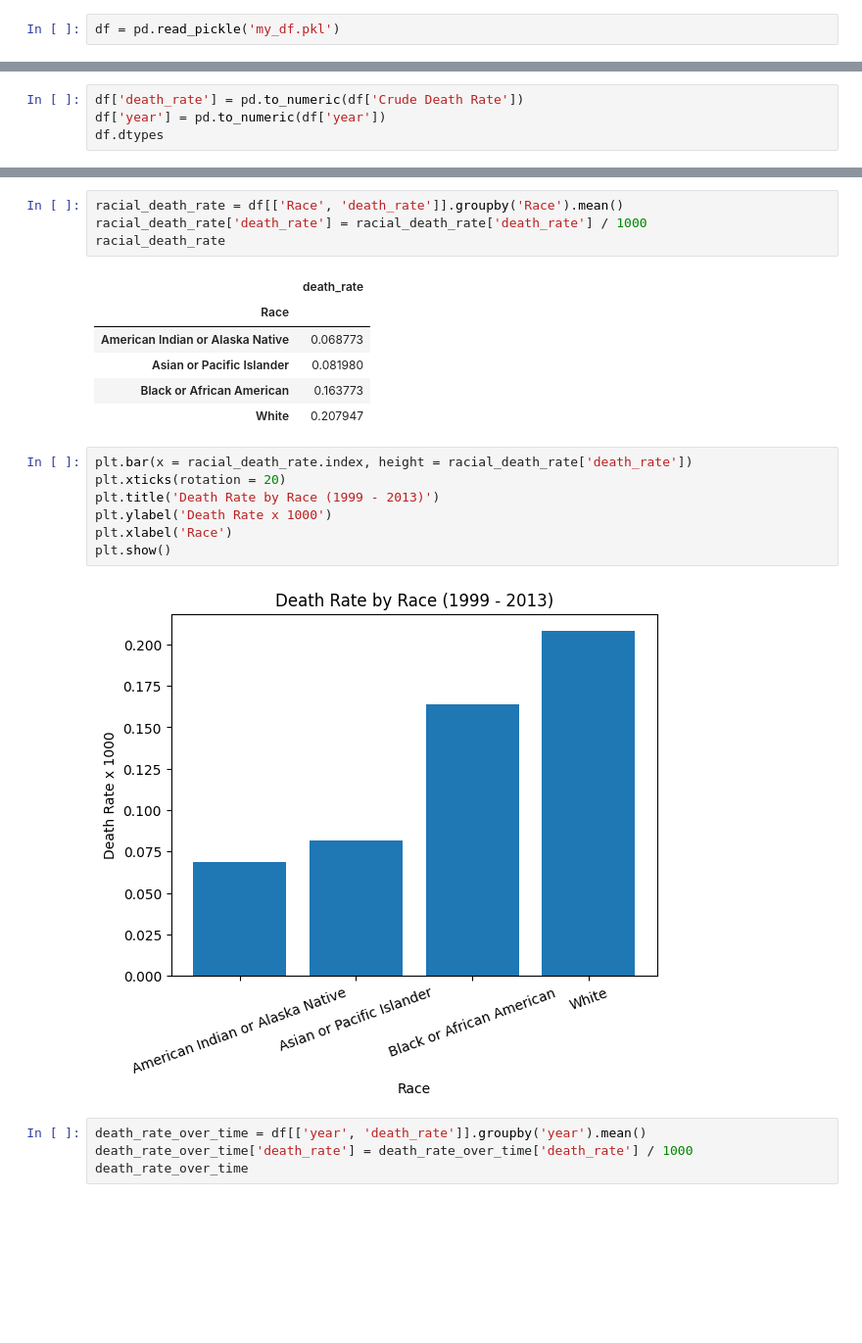
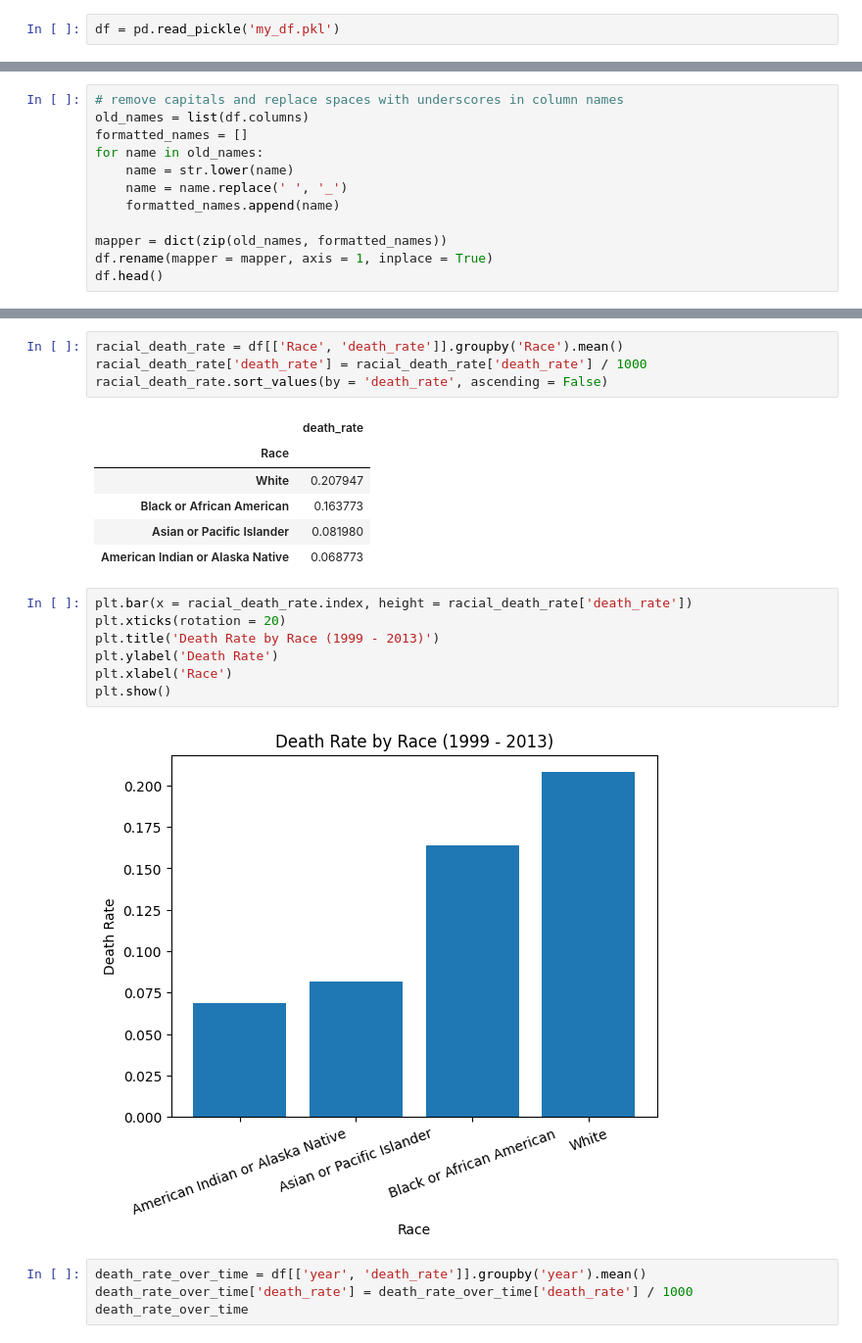
Before and after one commit to Caveexplorer/cdc_api_project, a Jupyter notebook: cdc_eda.ipynb, the cells around one changed output, grey strips where cells are left out. Shown at 98% size. Saved outputs shown, nothing was run; the diff lists cells and outputs as text; blank space fills up the shorter version.

```diff
--- a/cdc_eda.ipynb
+++ b/cdc_eda.ipynb
@@ -17,7 +17,3 @@ df.head(10)
 | 7 | White | 492,182 | 230,085,762 | 213.9 | 202.2 | 0.3 | ... |
 | 8 | American Indian or Alaska Native | 2,213 | 3,097,333 | 71.4 | 140.0 | 3.2 | ... |
 | 9 | Asian or Pacific Islander | 9,992 | 12,429,181 | 80.4 | 122.7 | 1.3 | ... |
-# %%
-df['death_rate'] = pd.to_numeric(df['Crude Death Rate'])
-df['year'] = pd.to_numeric(df['year'])
-df.dtypes
@@ -34,0 +32,12 @@ dtype: object
+# %%
+# remove capitals and replace spaces with underscores in column names
+old_names = list(df.columns)
+formatted_names = []
+for name in old_names:
+    name = str.lower(name)
+    name = name.replace(' ', '_')
+    formatted_names.append(name)
+
+mapper = dict(zip(old_names, formatted_names))
+df.rename(mapper = mapper, axis = 1, inplace = True)
+df.head()
@@ -35,23 +90,23 @@ dtype: object
 # %%
 racial_death_rate = df[['Race', 'death_rate']].groupby('Race').mean()
 racial_death_rate['death_rate'] = racial_death_rate['death_rate'] / 1000
-racial_death_rate
+racial_death_rate.sort_values(by = 'death_rate', ascending = False)
 # %% [output]
 |  | death_rate |
 | Race |  |
+| White | 0.207947 |
+| Black or African American | 0.163773 |
+| Asian or Pacific Islander | 0.081980 |
 | American Indian or Alaska Native | 0.068773 |
-| Asian or Pacific Islander | 0.081980 |
-| Black or African American | 0.163773 |
-| White | 0.207947 |
 # %%
 plt.bar(x = racial_death_rate.index, height = racial_death_rate['death_rate'])
 plt.xticks(rotation = 20)
 plt.title('Death Rate by Race (1999 - 2013)')
-plt.ylabel('Death Rate x 1000')
+plt.ylabel('Death Rate')
 plt.xlabel('Race')
 plt.show()
 # %% [output]
-[figure, old version]
+[figure, new version]
 # %%
 death_rate_over_time = df[['year', 'death_rate']].groupby('year').mean()
 death_rate_over_time['death_rate'] = death_rate_over_time['death_rate'] / 1000
```
Also changed, not shown: parts of 11 cells of this notebook, 1 other file.
